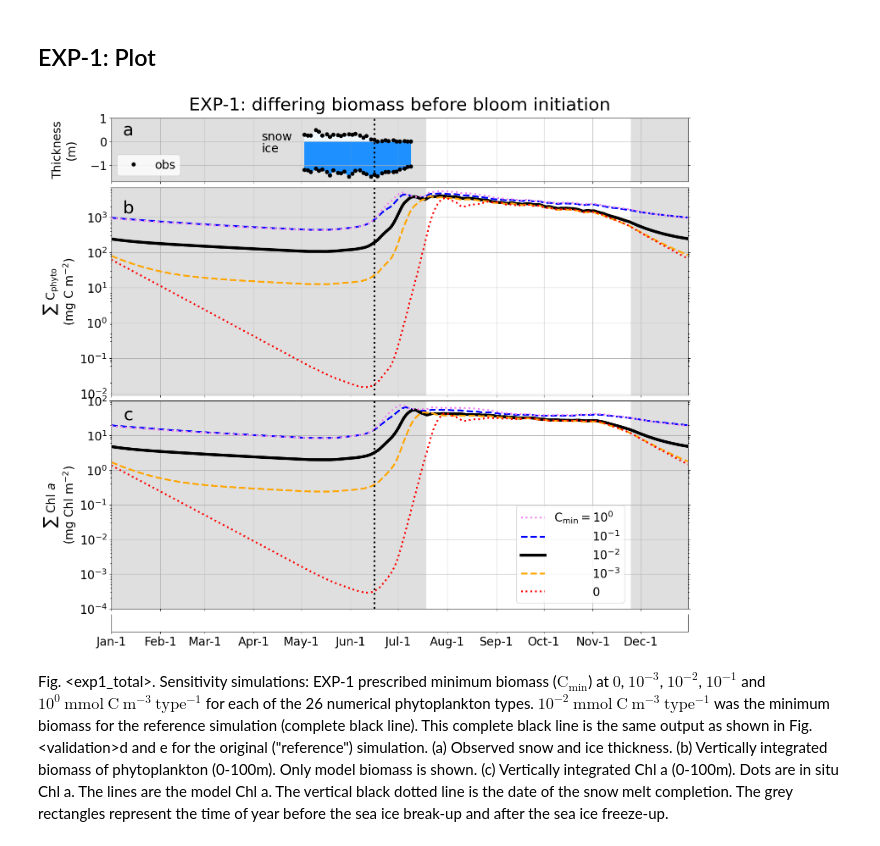
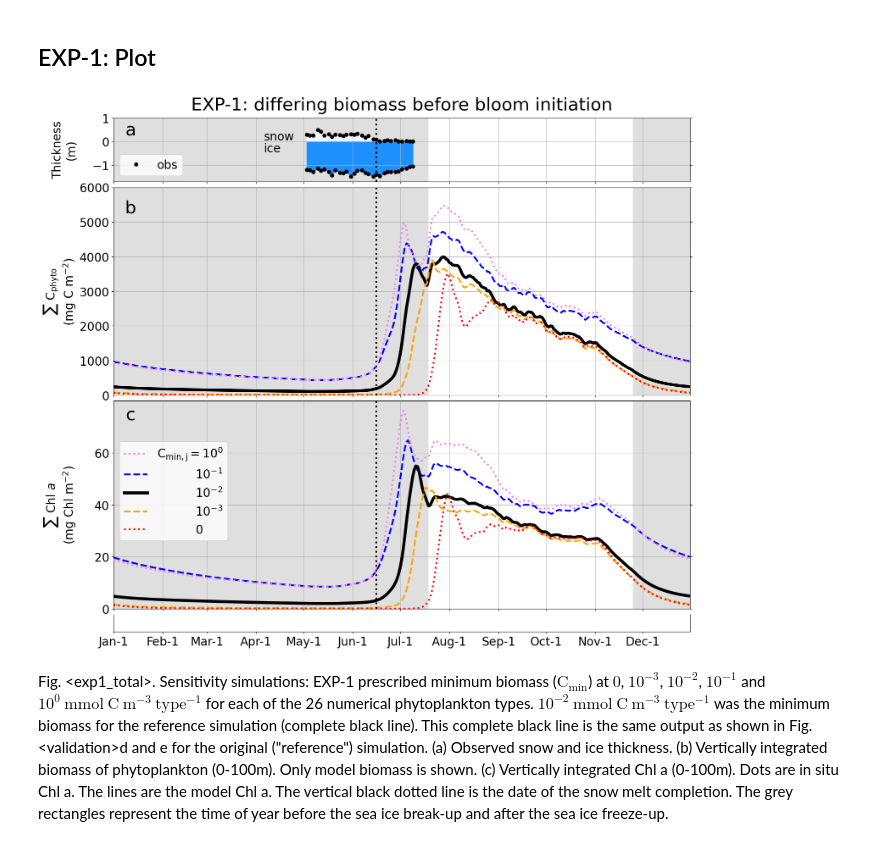
Before and after one commit to maximebenoitgagne/timing, a Jupyter notebook: timing.ipynb, the cells around one changed output. Cells and saved outputs as stored; diff of their text form; code cells hidden in the pictures.

Commit message:
linear scale

```diff
--- a/timing.ipynb
+++ b/timing.ipynb
@@ -3403,9 +3403,16 @@ def make_plots(axs):
         first_year,
         array1d_iT_modvintcphyto_EXP1_2grp_Xmin_0,
         ':',color='red')
-    ax.set_yscale('log')
-    ymin=9E-3
-    ymax=7000
+
+    # log
+    # ax.set_yscale('log')
+    # ymin=9E-3
+    # ymax=7000
+    # linear
+    ymin=0
+    ymax=6000
+    ax.set_yticks(range(0,7000,1000))
+
     ax.set_xlim(xlims)
     ax.set_xticks(locs)
     ax.set_xticklabels([])
@@ -3434,7 +3441,7 @@ def make_plots(axs):
         first_year,
         array1d_iT_modvintchl_EXP1_2grp_Xmin_1Eminus0,
         ':',color='violet',zorder=10,
-        label='$\mathrm{ C_{min}=10^{0} }$')
+        label='$\mathrm{ C_{min,j}=10^{0} }$')
     h_EXP1_2grp_Xmin_1Eminus1=ax.plot(
         first_year,
         array1d_iT_modvintchl_EXP1_2grp_Xmin_1Eminus1,
@@ -3459,9 +3466,18 @@ def make_plots(axs):
 #         first_year,
 #         array1d_iT_obsvintchlHPLC,
 #         'o',color='black',zorder=10,label='obs')
-    ax.set_yscale('log')
-    ymin=1E-4
-    ymax=100
+
+    # log
+    # ax.set_yscale('log')
+    # ymin=1E-4
+    # ymax=100
+    # ax.legend(loc='lower right',bbox_to_anchor=(0.90,0.00))
+    # linear
+    ymin=0
+    ymax=80
+    ax.set_yticks(range(0,80,20))
+    ax.legend(loc='lower left',bbox_to_anchor=(0.00,0.30))
+
     ax.set_xlim(xlims)
     ax.set_xticks(locs)
     ax.set_xticklabels([])
@@ -3470,7 +3486,6 @@ def make_plots(axs):
     ax.yaxis.set_ticks_position('both')
     ax.set_ylim(ymin,ymax)
     ax.grid()
-    ax.legend(loc='lower right',bbox_to_anchor=(0.90,0.00))
     plt.text(0.03,0.93,' c ',
              horizontalalignment = 'center',verticalalignment='center',
              transform=ax.transAxes, fontsize=30)
@@ -3482,34 +3497,34 @@ def make_plots(axs):
     ax.add_patch(rect)
     rect=mpl.patches.Rectangle(xy=(sim_freezeup,ymin),
                                width=364-sim_freezeup,height=ymax-ymin,
                                linewidth=0,facecolor='grey',alpha=0.25)
     ax.add_patch(rect)
 
     # --- ADDITIONAL X-AXIS
     ax=axs[3]
     ax.set_xlim(xlims)
     ax.set_xticks(locs)
     ax.set_xticklabels(labels)
     ax.axes.get_yaxis().set_visible(False)
     ax.spines['top'].set_visible(False)
 
     # --- POSITION
     axs[0].set_position( [0.13,0.82 ,0.85,0.11])
     axs[1].set_position( [0.13,0.45 ,0.85,0.36])
     axs[2].set_position( [0.13,0.08 ,0.85,0.36])
     axs[3].set_position( [0.13,0.04 ,0.85,0.03])
 
 with plt.style.context('mplstyles/exp1.mplstyle'):
     # Plot
     fig,axs=plt.subplots(4,1,figsize=(16,13.62))
     make_plots(axs)
     fig.align_ylabels(axs[:])
 
     # --- SAVE
     outfile='figures_timing_progress/exp1_total.'+ext
     plt.savefig(outfile,dpi=dpi)
 # %% [output]
-[figure, old version]
+[figure, new version]
 # %% [markdown]
 Fig. \<exp1_total\>.
 Sensitivity simulations: EXP-1 prescribed minimum biomass
```
Also changed, not shown: parts of 3 cells of this notebook, 4 other files.
